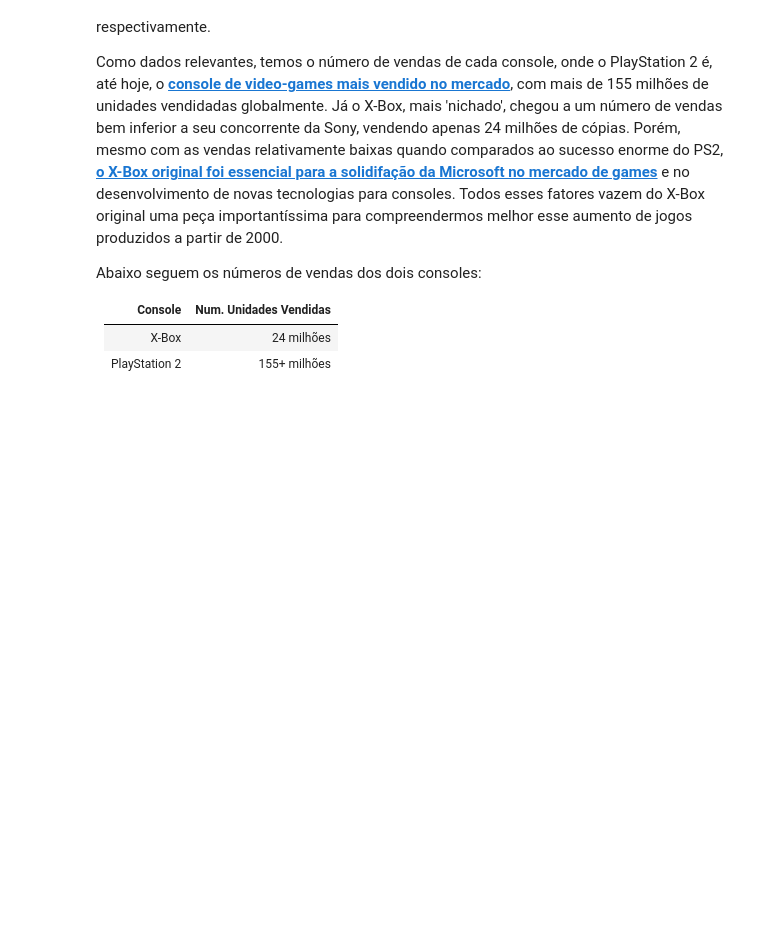
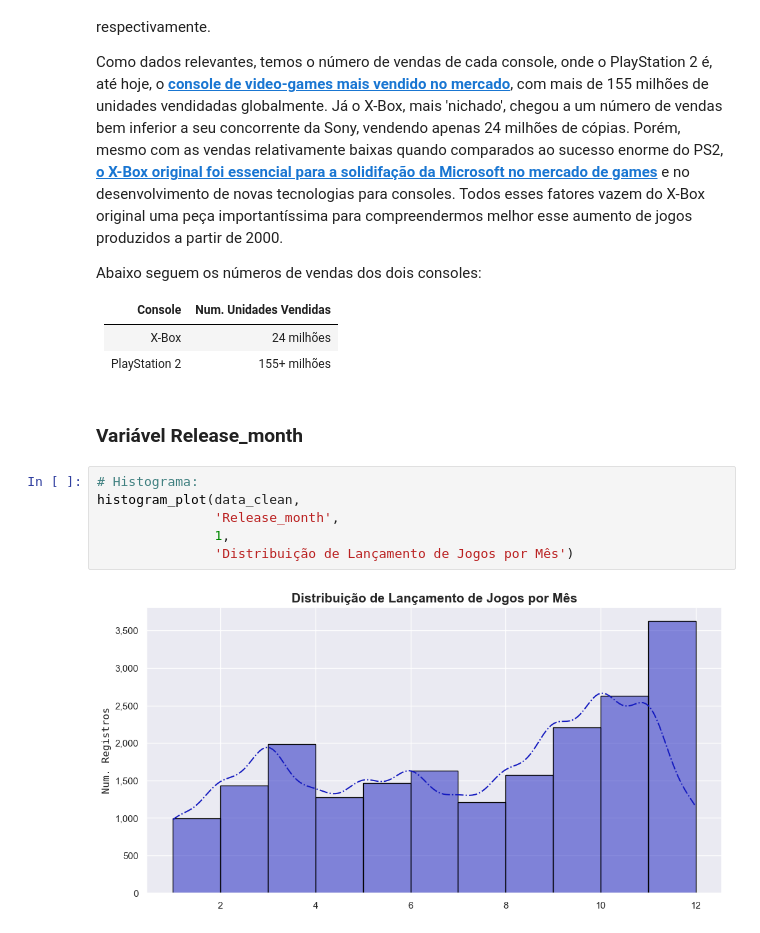
Before and after one commit to JoSEPHDev2022/Metacritc_Scores_Video_Games, a Jupyter notebook: analise_descritiva.ipynb, the cells around one changed output. Drawn from its saved outputs; the diff is of its cells as text; blank space fills up the shorter version.

```diff
--- a/analise_descritiva.ipynb
+++ b/analise_descritiva.ipynb
@@ -697,3 +715,13 @@ Abaixo seguem os números de vendas dos dois consoles:
 |---------------|----------------------------|
 | X-Box         | 24 milhões                 |
 | PlayStation 2 | 155+ milhões               |
+# %% [markdown]
+### **Variável Release_month**
+# %%
+# Histograma:
+histogram_plot(data_clean,
+               'Release_month',
+               1,
+               'Distribuição de Lançamento de Jogos por Mês')
+# %% [output]
+[figure, added]
```
Also changed, not shown: parts of 34 cells of this notebook.
